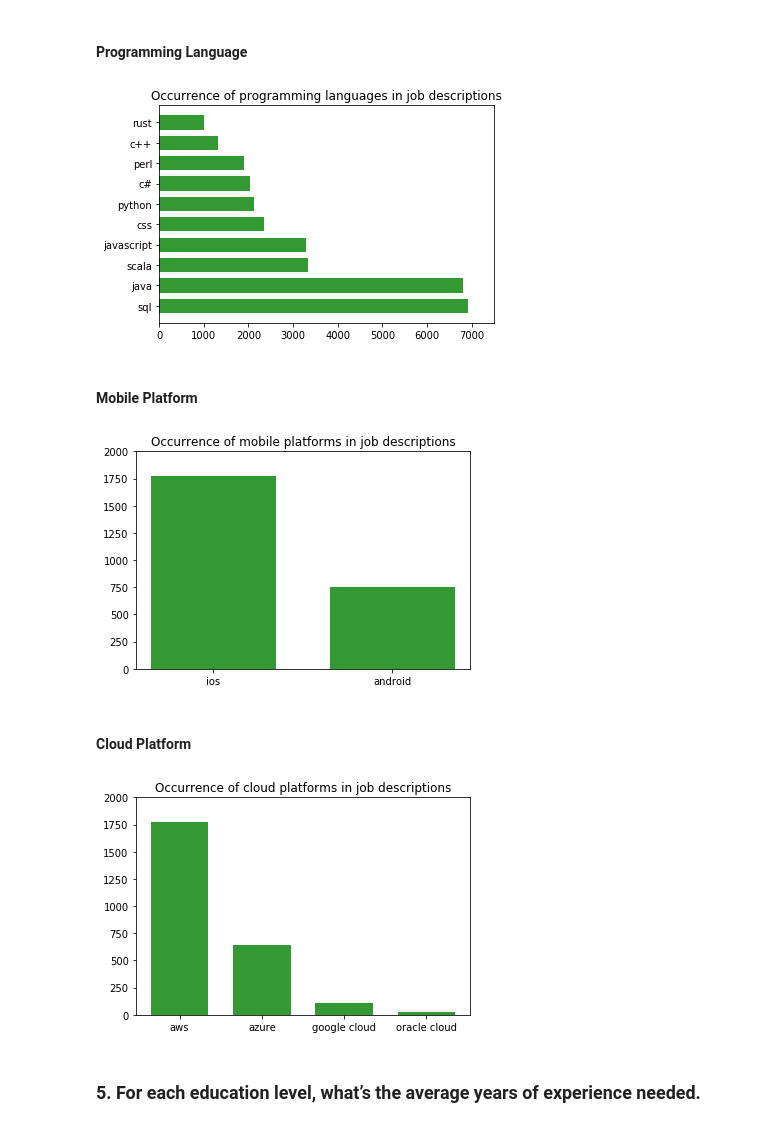
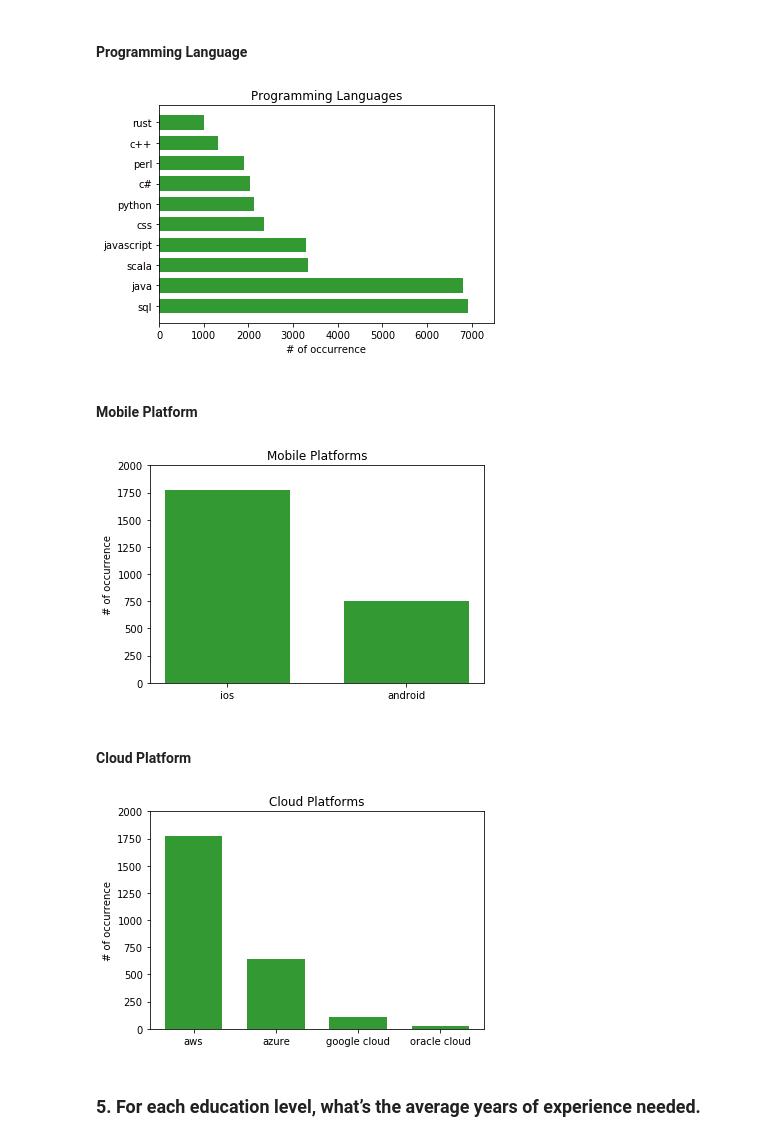
Before and after one commit to Leona-Hu/Skill-Finder, a Jupyter notebook: Skill_Finder_Analysis.ipynb, the cells around one changed output. Drawn from its saved outputs; the diff is of its cells as text; code cells hidden in the pictures.

```diff
--- a/Skill_Finder_Analysis.ipynb
+++ b/Skill_Finder_Analysis.ipynb
@@ -178,37 +84,23 @@ top_companies(df)
 # %% [markdown]
 ### 4. Among all the jobs, count the number of occurrence for each skill and list the top10 popular skills
-# %%
-def count_skill(skills):
-    dic = {}
-    for col in df.columns[5:][:-2]:
-        cnt = df[col].value_counts().get(1)
-        if cnt is not None and col in skills:
-            dic[col] = cnt
-    dic = sorted(dic.items(), key=lambda item: item[1], reverse=True)
-    label = []
-    cnt = []
-    for each in dic:
-        label.append(each[0])
-        cnt.append(each[1])
-    return label, cnt
 # %% [markdown]
 #### Programming Language
 # %%
 program_language = ['python', 'scala', 'c#', 'matlab', 'java', 'javascript',
                     'css', 'sql', 'perl', 'swift', 'verilog', 'golang', 'go lang',
                    'c++', 'rust', 'haskell', 'erlang', 'clojure']
-lang_label, lang_cnt = count_skill(program_language)
+lang_label, lang_cnt = count_skill(df, program_language)
 # %%
 plt.figure()
 plt.barh(range(10), lang_cnt[:10], height=0.7, color='green', alpha=0.8)
 plt.yticks(range(10), lang_label[:10])
 plt.xlim(0,7500)
-plt.xlabel("")
-plt.title("Occurrence of programming languages in job descriptions")
-plt.savefig('top_program_lang.png', dpi=300, bbox_inches='tight')
+plt.xlabel("# of occurrence")
+plt.title("Programming Languages")
+plt.savefig('graphs/top_program_lang.png', dpi=300, bbox_inches='tight')
 plt.show()
 # %% [output]
-[figure, old version]
+[figure, new version]
 # %% [markdown]
 #### Mobile Platform
 # %%
@@ -219,14 +111,12 @@ plt.figure()
 plt.bar(range(2), mob_platform_cnt, width=0.7, color='green', alpha=0.8)
 plt.xticks(range(2), mob_platform_label)
 plt.ylim(0,2000)
-plt.xlabel("")
-plt.title("Occurrence of mobile platforms in job descriptions")
-# for x, y in enumerate(selects_job_num):
-#     plt.text(y + 0.2, x - 0.1, '%s' % y)
-plt.savefig('top_mobile.png', dpi=300, bbox_inches='tight')
+plt.ylabel("# of occurrence")
+plt.title("Mobile Platforms")
+plt.savefig('graphs/top_mobile.png', dpi=300, bbox_inches='tight')
 plt.show()
 # %% [output]
-[figure, old version]
+[figure, new version]
 # %% [markdown]
 #### Cloud Platform
 # %%
@@ -237,13 +127,11 @@ plt.figure()
 plt.bar(range(4), cloud_platform_cnt, width=0.7, color='green', alpha=0.8)
 plt.xticks(range(4), cloud_platform_label)
 plt.ylim(0,2000)
-plt.xlabel("")
-plt.title("Occurrence of cloud platforms in job descriptions")
-# for x, y in enumerate(selects_job_num):
-#     plt.text(y + 0.2, x - 0.1, '%s' % y)
-plt.savefig('top_cloud.png', dpi=300, bbox_inches='tight')
+plt.ylabel("# of occurrence")
+plt.title("Cloud Platforms")
+plt.savefig('graphs/top_cloud.png', dpi=300, bbox_inches='tight')
 plt.show()
 # %% [output]
-[figure, old version]
+[figure, new version]
 # %% [markdown]
 ### 5. For each education level, what’s the average years of experience needed.
```
Also changed, not shown: parts of 19 cells of this notebook, 2 other files.
